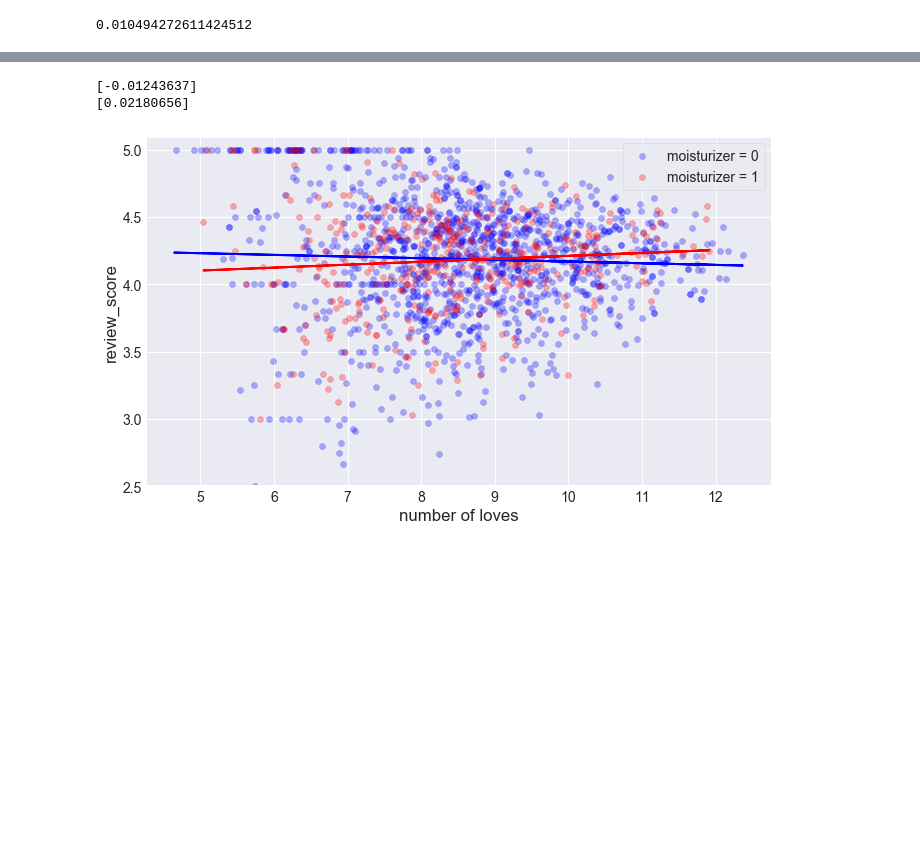
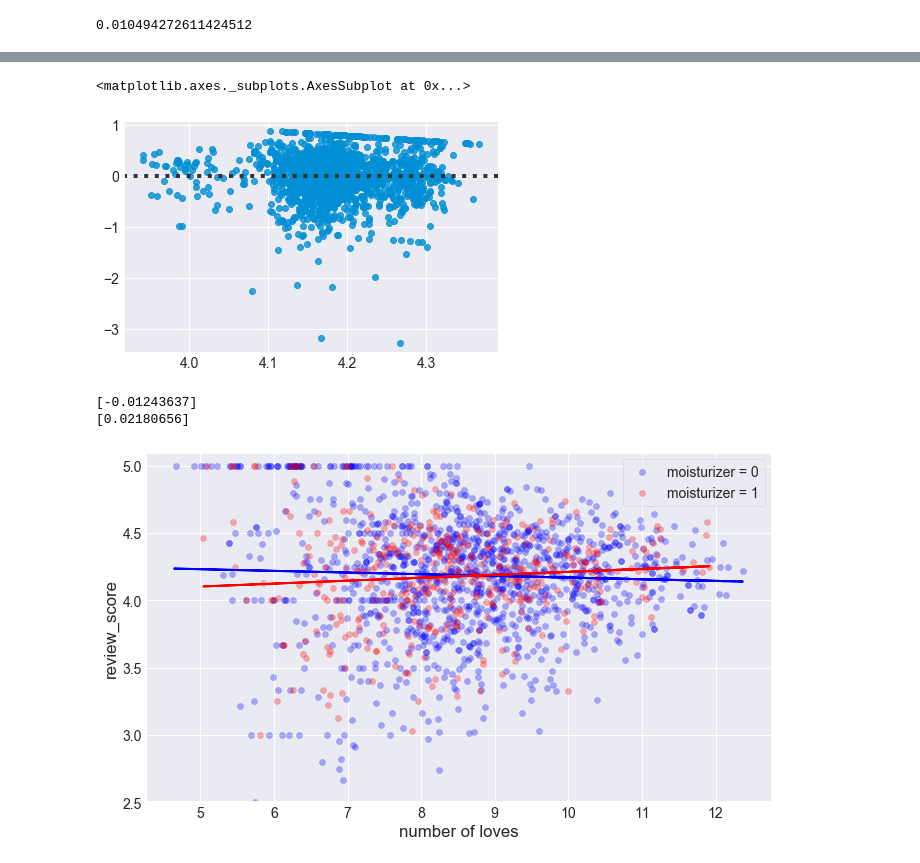
Before and after one commit to fpleoni/i_feel_pretty, a Jupyter notebook: src/Regression.ipynb, the cells around one changed output, grey strips where cells are left out. Saved outputs shown, nothing was run; the diff lists cells and outputs as text; code cells hidden in the pictures; blank space fills up the shorter version.

```diff
--- a/src/Regression.ipynb
+++ b/src/Regression.ipynb
@@ -545,6 +545,14 @@ OLS Regression Results
 | Kurtosis: | 7.454 | Cond. No. | 216. |
 Warnings:
 [1] Standard Errors assume that the covariance matrix of the errors is correctly specified.
+# %%
+# Predict with stats model
+y_pred_clean = results.predict(X_interact)
+# %%
+sns.residplot(y_pred_clean, y)
+# %% [output]
+<matplotlib.axes._subplots.AxesSubplot at 0x...>
+[figure, added]
 # %%
 # Interactions between category_Moisturizer and log_n_loves
 #create new data set for each possibility
```
Also changed, not shown: parts of 30 cells of this notebook, 1 other file.
